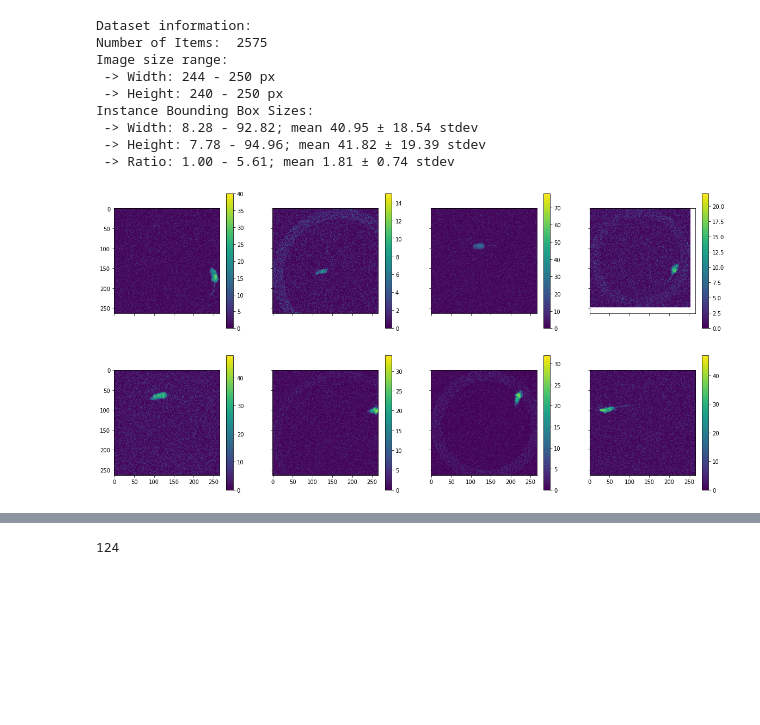
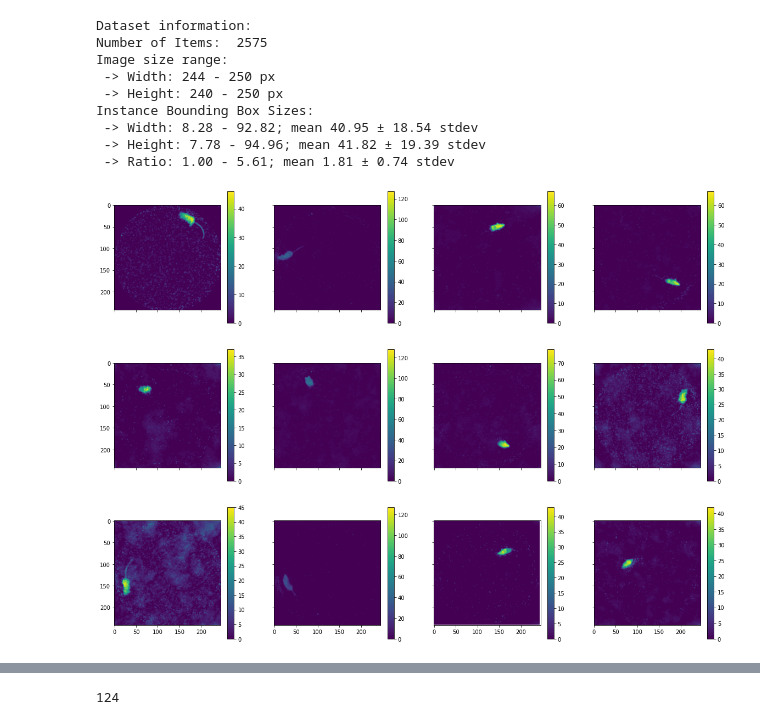
Before and after one commit to tischfieldlab/moseq2-detectron-extract, a Jupyter notebook: notebooks/Augmentations.ipynb, the cells around one changed output, grey strips where cells are left out. Drawn from its saved outputs; the diff is of its cells as text; code cells hidden in the pictures; blank space fills up the shorter version.

```diff
--- a/notebooks/Augmentations.ipynb
+++ b/notebooks/Augmentations.ipynb
@@ -37,9 +37,10 @@ replace_data_path = [
 
 
 cfg = load_config(os.path.join(model_dir, "config.yaml"))
+cfg.SOLVER.IMS_PER_BATCH = 12
 
 
-intensity_scale = (100/255)
+intensity_scale = 1.0
 
 annotations = []
 for anot_f in annot_file:
@@ -66,11 +67,12 @@ Instance Bounding Box Sizes:
  -> Ratio: 1.00 - 5.61; mean 1.81 ± 0.74 stdev
 # %%
 augs = [
-    RandomRotation([0, 360], expand=True, sample_style='range'),
-    RandomBrightness(0.8, 1.2),
-    RandomContrast(0.8, 1.2),
-    Albumentations(GaussNoise()),
-    DoughnutNoiseAugmentation(),
+    #RandomRotation([0, 360], expand=True, sample_style='range'),
+    #RandomBrightness(0.8, 1.2),
+    #RandomContrast(0.8, 1.2),
+    #Albumentations(GaussNoise()),
+    #DoughnutNoiseAugmentation(mu=10, thickness=(0,10), always_apply=True)
+    RandomFieldNoiseAugmentation(mu=10, std_limit=(10.0, 50.0), power=(2.0, 3.0), always_apply=True),
 ]
 loader = build_detection_train_loader(cfg, mapper=MoseqDatasetMapper(cfg, is_train=True, augmentations=augs))
 # %%
@@ -78,16 +80,16 @@ items = list(itertools.islice(loader, 1))[0]
 # %%
 num_images = cfg.SOLVER.IMS_PER_BATCH
 vmin = None
 vmax = None
 
-fig, axs = plt.subplots(2, num_images // 2, figsize=(20,10), sharex=True, sharey=True)
+fig, axs = plt.subplots(3, num_images // 3, figsize=(20,15), sharex=True, sharey=True)
 axs = list(itertools.chain(*axs))
 
 for i, data in enumerate(items):
     im = axs[i].imshow(np.squeeze(data['image'].numpy()), vmin=vmin, vmax=vmax)
     plt.colorbar(im, ax=axs[i])
 # %% [output]
-[figure, old version]
+[figure, new version]
 # %%
 items
 # %% [output]
```
Also changed, not shown: parts of 1 cell of this notebook, 12 other files.
